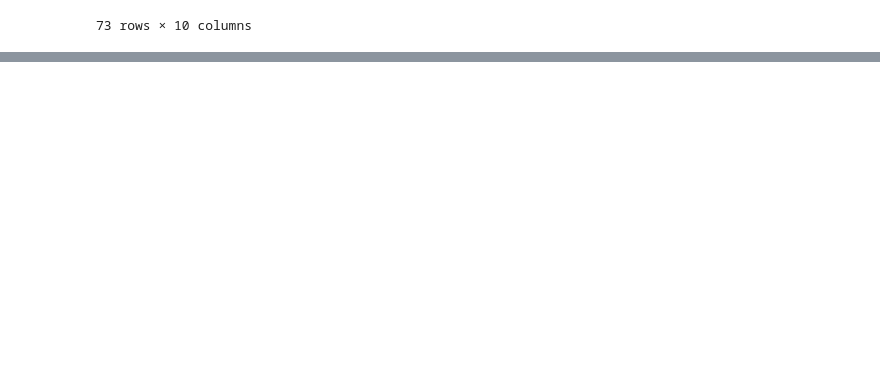
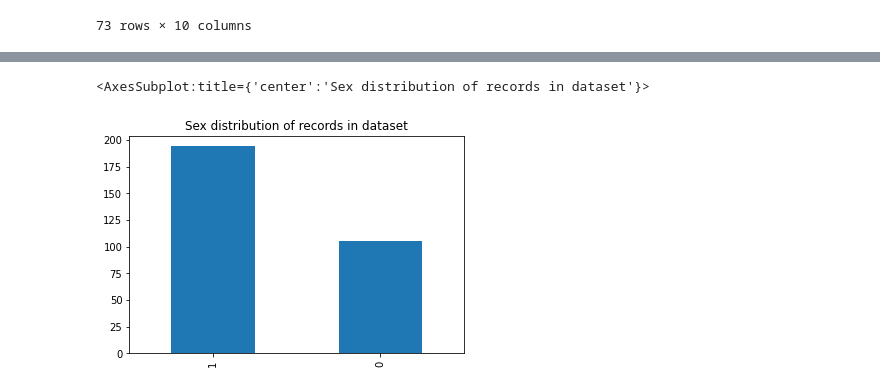
Before and after one commit to elvindesouza/assorted, a Jupyter notebook: heart-failure-detection/visualization.ipynb, the cells around one changed output, grey strips where cells are left out. Cells and saved outputs as stored; diff of their text form; code cells hidden in the pictures; blank space fills up the shorter version.

```diff
--- a/heart-failure-detection/visualization.ipynb
+++ b/heart-failure-detection/visualization.ipynb
@@ -106,0 +114,6 @@ df.DEATH_EVENT.value_counts().plot(kind="bar", title="Number of records with dea
+# %%
+# using the newly encoded *_cat column
+df.sex_cat.value_counts().plot(kind="bar", title="Sex distribution of records in dataset")
+# %% [output]
+<AxesSubplot:title={'center':'Sex distribution of records in dataset'}>
+[figure, added]
```
Also changed, not shown: parts of 4 cells of this notebook, 1 other file.
